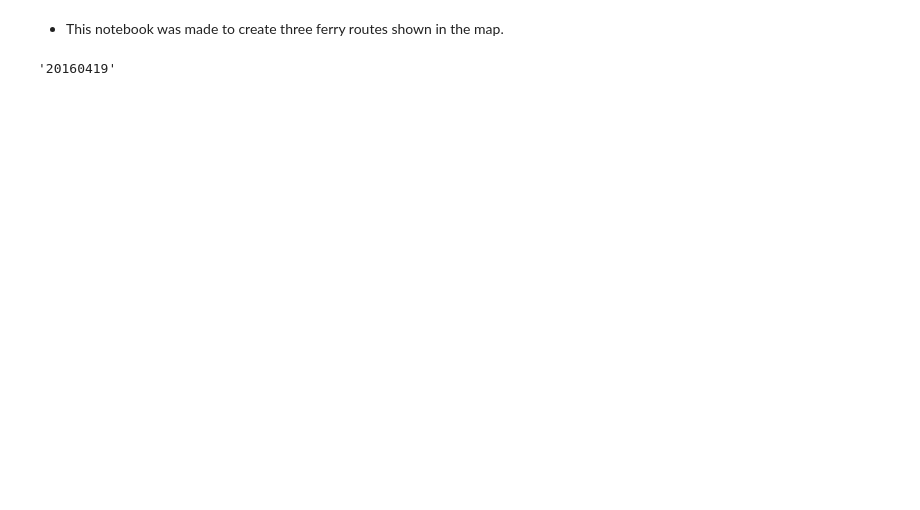
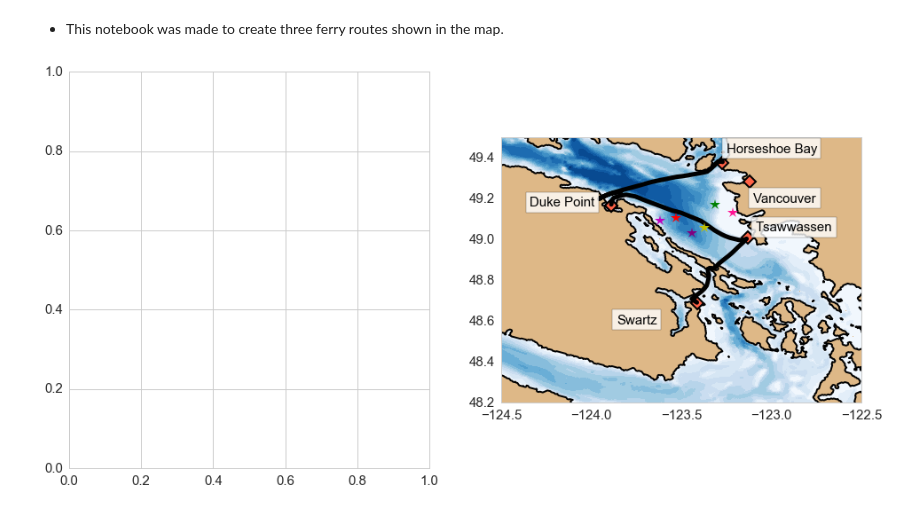
Before and after one commit to SalishSeaCast/analysis-jie, a Jupyter notebook: jie/salinity_comparison/PlotThreeFerryRoutes.ipynb, the cells around one changed output. Saved outputs shown, nothing was run; the diff lists cells and outputs as text; code cells hidden in the pictures; blank space fills up the shorter version.

```diff
--- a/jie/salinity_comparison/PlotThreeFerryRoutes.ipynb
+++ b/jie/salinity_comparison/PlotThreeFerryRoutes.ipynb
@@ -60,6 +58,2 @@ run_date= today - oneday
 date_str_yesterday = run_date.strftime('%Y%m%d')
 saline=sio.loadmat('/ocean/jieliu/research/meopar/ONC_ferries/%s/%s_TSG%s.mat' %('HBDB', 'HBDB', date_str_yesterday))
-# %%
-date_str_yesterday
-# %% [output]
-'20160419'
@@ -131,5 +148,9 @@ def salinity_ferry_route(grid_B, PNW_coastline):
 
     return fig
+# %%
+fig = salinity_ferry_route(bathy, PNW_coastline)
+# %% [output]
+[figure, added]
 # %%
 fig = salinity_ferry_route(bathy, PNW_coastline)
 # %% [output]
```
Also changed, not shown: parts of 5 cells of this notebook.
